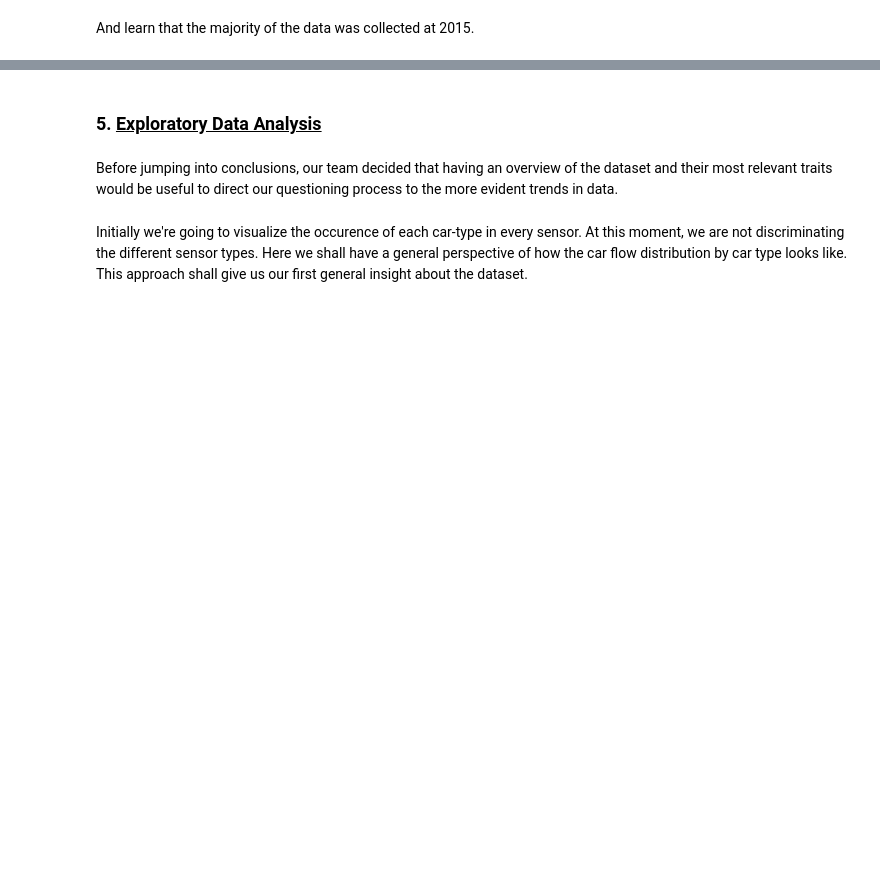
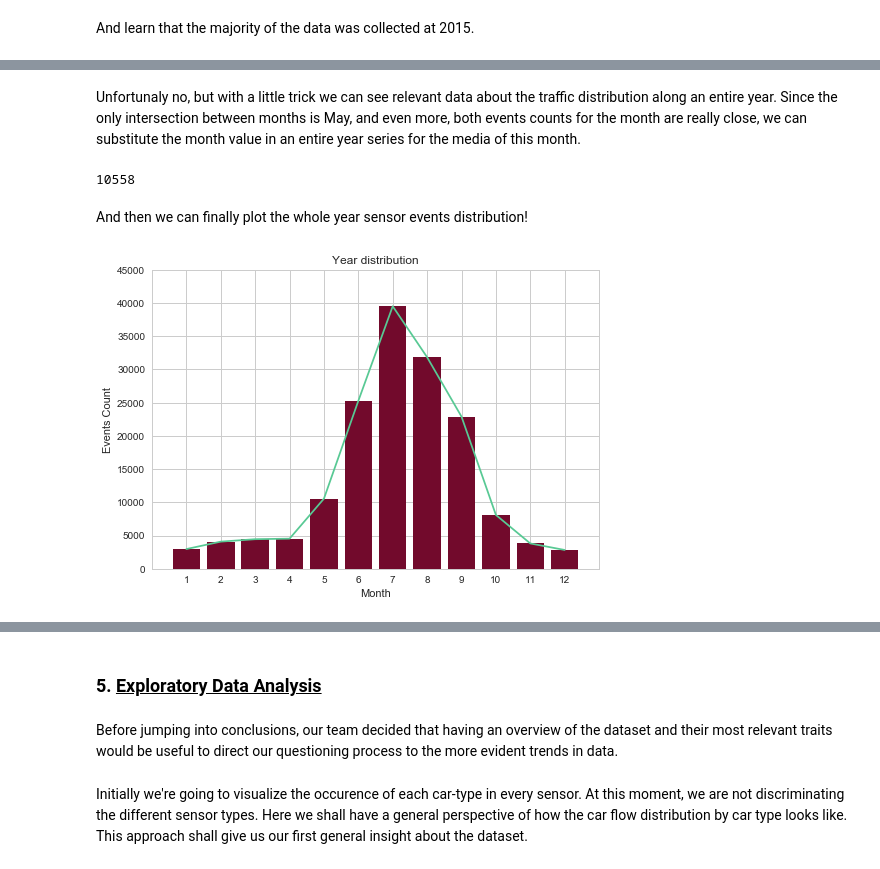
Before and after one commit to dmrib/daytripper, a Jupyter notebook: daytripper/VASTChallenge2017.ipynb, the cells around one changed output, grey strips where cells are left out. Drawn from its saved outputs; the diff is of its cells as text; code cells hidden in the pictures; blank space fills up the shorter version.

```diff
--- a/daytripper/VASTChallenge2017.ipynb
+++ b/daytripper/VASTChallenge2017.ipynb
@@ -120,0 +118,4 @@ plt.plot()
+# %%
+first_year_data = time_data[time_data.year == 2015]
+first_year_data = first_year_data.groupby('month').count().sort_index().reindex(columns=['Timestamp'])
+first_year_data
@@ -120,0 +133,4 @@ plt.plot()
+# %%
+second_year_data = time_data[time_data.year == 2016]
+second_year_data = second_year_data.groupby('month').count().sort_index().reindex(columns=['Timestamp'])
+second_year_data
@@ -120,0 +145,27 @@ plt.plot()
+# %% [markdown]
+<p>Unfortunaly no, but with a little trick we can see relevant data about the traffic distribution along an entire year. Since the only intersection between months is May, and even more, both events counts for the month are really close, we can substitute the month value in an entire year series for the media of this month.</p>
+# %%
+may_mean = int(round((first_year_data.loc[5]['Timestamp'] + second_year_data.loc[5]['Timestamp']) / 2))
+may_mean
+# %% [output]
+10558
+# %%
+whole_year = pd.concat([first_year_data.drop(5), second_year_data.drop(5)])
+whole_year = whole_year.reindex(columns=['Timestamp'])
+whole_year.loc[5] = may_mean
+whole_year = whole_year.sort_index()
+# %% [markdown]
+<p>And then we can finally plot the whole year sensor events distribution!</p>
+# %%
+fig, ax = plt.subplots()
+ax.bar(whole_year.index, whole_year['Timestamp'], color='#720A2C')
+ax.plot(whole_year.index, whole_year['Timestamp'], color='#58C994')
+ax.set_title('Year distribution')
+ax.set_xlabel('Month')
+ax.set_ylabel('Events Count')
+ax.set_xticks(range(1, 13))
+ax.set_yticks(range(0, 50000, 5000))
+
+plt.show()
+# %% [output]
+[figure, added]
```
Also changed, not shown: parts of 12 cells of this notebook.
